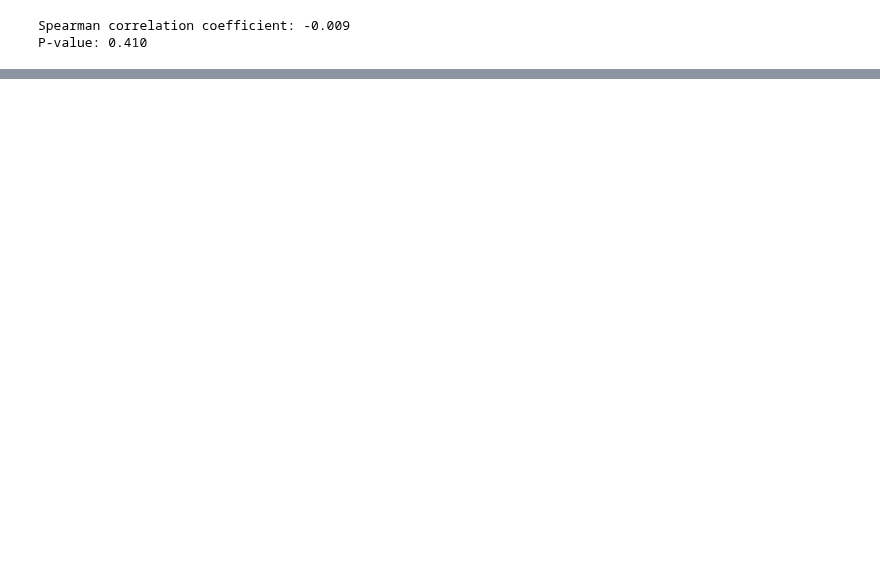
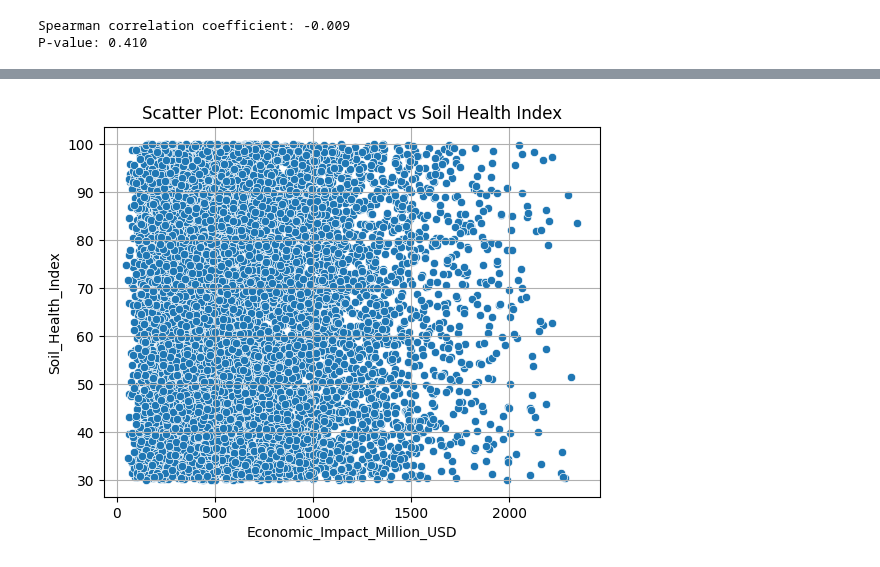
Before and after one commit to Janeweightman/Climate-Change-Impact-on-Agriculture-, a Jupyter notebook: jupyter_notebooks/statistical-analysis.ipynb, the cells around one changed output, grey strips where cells are left out. Cells and saved outputs as stored; diff of their text form; code cells hidden in the pictures; blank space fills up the shorter version.

Commit message:
explain spearmen result and add scatter graph

```diff
--- a/jupyter_notebooks/statistical-analysis.ipynb
+++ b/jupyter_notebooks/statistical-analysis.ipynb
@@ -70,0 +73,7 @@ P-value: 0.410
+# %%
+sns.scatterplot(data=df, x='Economic_Impact_Million_USD', y='Soil_Health_Index')
+plt.title('Scatter Plot: Economic Impact vs Soil Health Index')
+plt.grid(True)
+plt.show()
+# %% [output]
+[figure, added]
```
Also changed, not shown: parts of 2 cells of this notebook.
